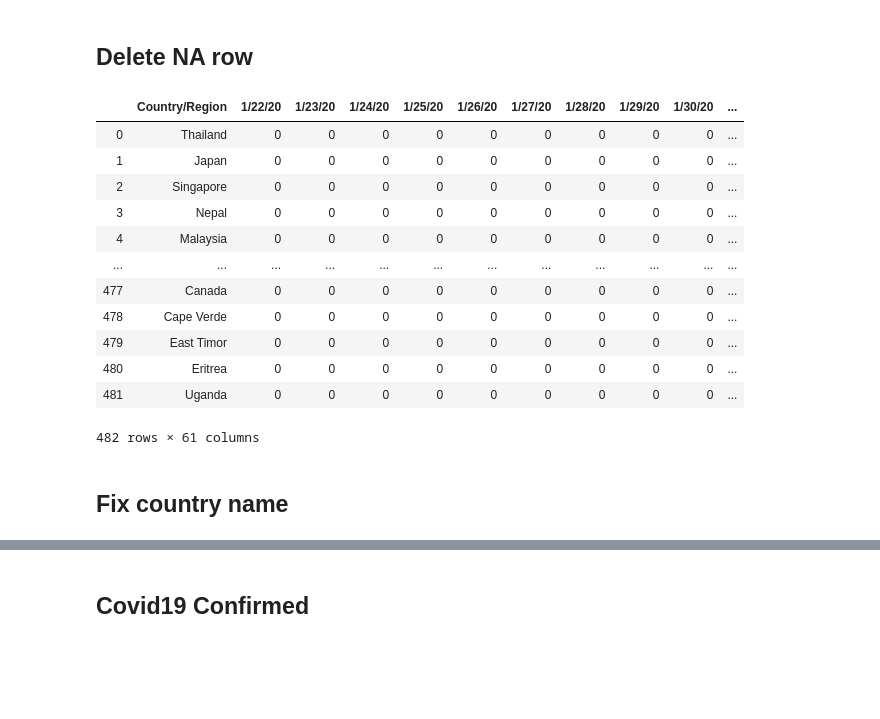
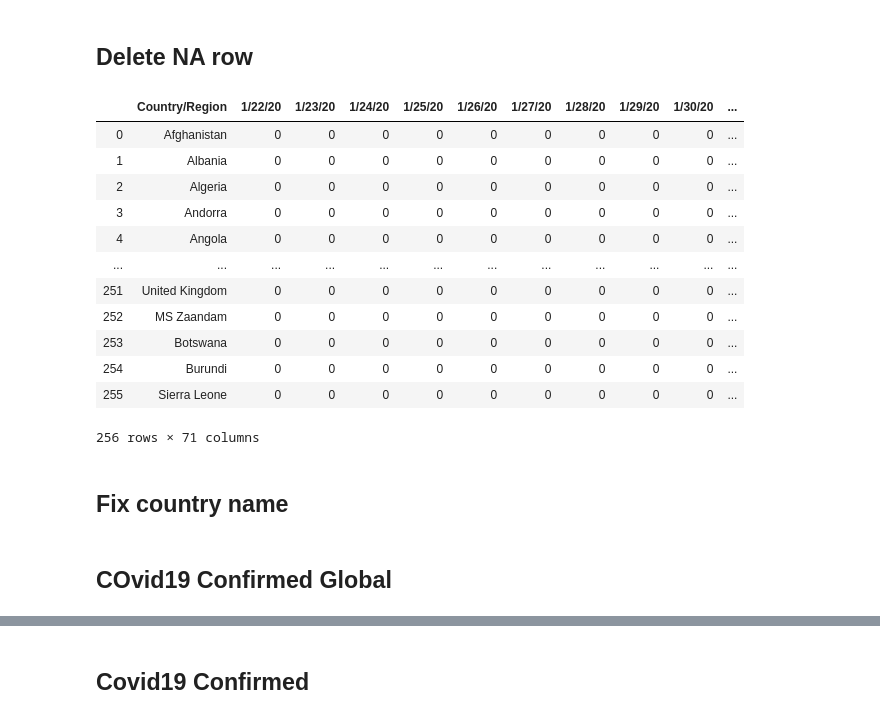
Before and after one commit to komblog/covid-19-vis, a Jupyter notebook: COVID 19.ipynb, the cells around one changed output, grey strips where cells are left out. Drawn from its saved outputs; the diff is of its cells as text; code cells hidden in the pictures; blank space fills up the shorter version.

```diff
--- a/COVID 19.ipynb
+++ b/COVID 19.ipynb
@@ -4,2 +5,10 @@ import matplotlib.pyplot as plt
 import plotly.express as px
 import pycountry as pc
+# %%
+confirmedUrl = "https://raw.githubusercontent.com/CSSEGISandData/COVID-19/master/csse_covid_19_data/csse_covid_19_time_series/time_series_covid19_confirmed_global.csv"
+recoveredUrl = "https://raw.githubusercontent.com/CSSEGISandData/COVID-19/master/csse_covid_19_data/csse_covid_19_time_series/time_series_covid19_recovered_global.csv"
+deathsUrl = "https://raw.githubusercontent.com/CSSEGISandData/COVID-19/master/csse_covid_19_data/csse_covid_19_time_series/time_series_covid19_deaths_global.csv"
+# %%
+onlineDfConfirmed = pd.read_csv(confirmedUrl)
+onlineDfRecovered = pd.read_csv(recoveredUrl)
+onlineDfDeaths = pd.read_csv(deathsUrl)
@@ -12,29 +37,29 @@ COVID19Deaths = pd.read_csv('time_series_19-covid-Deaths.csv')
 # %% [markdown]
 ## Delete column Province/State
 # %%
-COVID19Confirmed =  COVID19Confirmed.drop(columns=['Lat', 'Long', 'Province/State'])
-COVID19Recovered = COVID19Recovered.drop(columns=['Lat', 'Long', 'Province/State'])
-COVID19Deaths =  COVID19Deaths.drop(columns=['Lat', 'Long', 'Province/State'])
+onlineDfConfirmed =  onlineDfConfirmed.drop(columns=['Lat', 'Long', 'Province/State'])
+onlineDfRecovered = onlineDfRecovered.drop(columns=['Lat', 'Long', 'Province/State'])
+onlineDfDeaths =  onlineDfDeaths.drop(columns=['Lat', 'Long', 'Province/State'])
 # %% [markdown]
 ## Delete NA row
 # %%
-COVID19Confirmed.dropna(how='all')
-COVID19Recovered.dropna(how='all')
-COVID19Deaths.dropna(how='all')
+onlineDfConfirmed.dropna(how='all')
+onlineDfRecovered.dropna(how='all')
+onlineDfDeaths.dropna(how='all')
 # %% [output]
 |  | Country/Region | 1/22/20 | 1/23/20 | 1/24/20 | 1/25/20 | 1/26/20 | 1/27/20 | 1/28/20 | 1/29/20 | 1/30/20 | ... |
-| 0 | Thailand | 0 | 0 | 0 | 0 | 0 | 0 | 0 | 0 | 0 | ... |
-| 1 | Japan | 0 | 0 | 0 | 0 | 0 | 0 | 0 | 0 | 0 | ... |
-| 2 | Singapore | 0 | 0 | 0 | 0 | 0 | 0 | 0 | 0 | 0 | ... |
-| 3 | Nepal | 0 | 0 | 0 | 0 | 0 | 0 | 0 | 0 | 0 | ... |
-| 4 | Malaysia | 0 | 0 | 0 | 0 | 0 | 0 | 0 | 0 | 0 | ... |
+| 0 | Afghanistan | 0 | 0 | 0 | 0 | 0 | 0 | 0 | 0 | 0 | ... |
+| 1 | Albania | 0 | 0 | 0 | 0 | 0 | 0 | 0 | 0 | 0 | ... |
+| 2 | Algeria | 0 | 0 | 0 | 0 | 0 | 0 | 0 | 0 | 0 | ... |
+| 3 | Andorra | 0 | 0 | 0 | 0 | 0 | 0 | 0 | 0 | 0 | ... |
+| 4 | Angola | 0 | 0 | 0 | 0 | 0 | 0 | 0 | 0 | 0 | ... |
 | ... | ... | ... | ... | ... | ... | ... | ... | ... | ... | ... | ... |
-| 477 | Canada | 0 | 0 | 0 | 0 | 0 | 0 | 0 | 0 | 0 | ... |
-| 478 | Cape Verde | 0 | 0 | 0 | 0 | 0 | 0 | 0 | 0 | 0 | ... |
-| 479 | East Timor | 0 | 0 | 0 | 0 | 0 | 0 | 0 | 0 | 0 | ... |
-| 480 | Eritrea | 0 | 0 | 0 | 0 | 0 | 0 | 0 | 0 | 0 | ... |
-| 481 | Uganda | 0 | 0 | 0 | 0 | 0 | 0 | 0 | 0 | 0 | ... |
+| 251 | United Kingdom | 0 | 0 | 0 | 0 | 0 | 0 | 0 | 0 | 0 | ... |
+| 252 | MS Zaandam | 0 | 0 | 0 | 0 | 0 | 0 | 0 | 0 | 0 | ... |
+| 253 | Botswana | 0 | 0 | 0 | 0 | 0 | 0 | 0 | 0 | 0 | ... |
+| 254 | Burundi | 0 | 0 | 0 | 0 | 0 | 0 | 0 | 0 | 0 | ... |
+| 255 | Sierra Leone | 0 | 0 | 0 | 0 | 0 | 0 | 0 | 0 | 0 | ... |
-482 rows × 61 columns
+256 rows × 71 columns
 # %% [markdown]
 ## Fix country name
 # %%
@@ -45,3 +70,5 @@ COVID19Deaths.loc[460,'Country/Region'] = "Bahamas"
 COVID19Confirmed.loc[204,'Country/Region'] = "Côte d\'Ivoire"
 COVID19Recovered.loc[204,'Country/Region'] = "Côte d\'Ivoire"
 COVID19Deaths.loc[204,'Country/Region'] = "Côte d\'Ivoire"
+# %% [markdown]
+## COvid19 Confirmed Global
```
Also changed, not shown: parts of 25 cells of this notebook, 1 other file.
